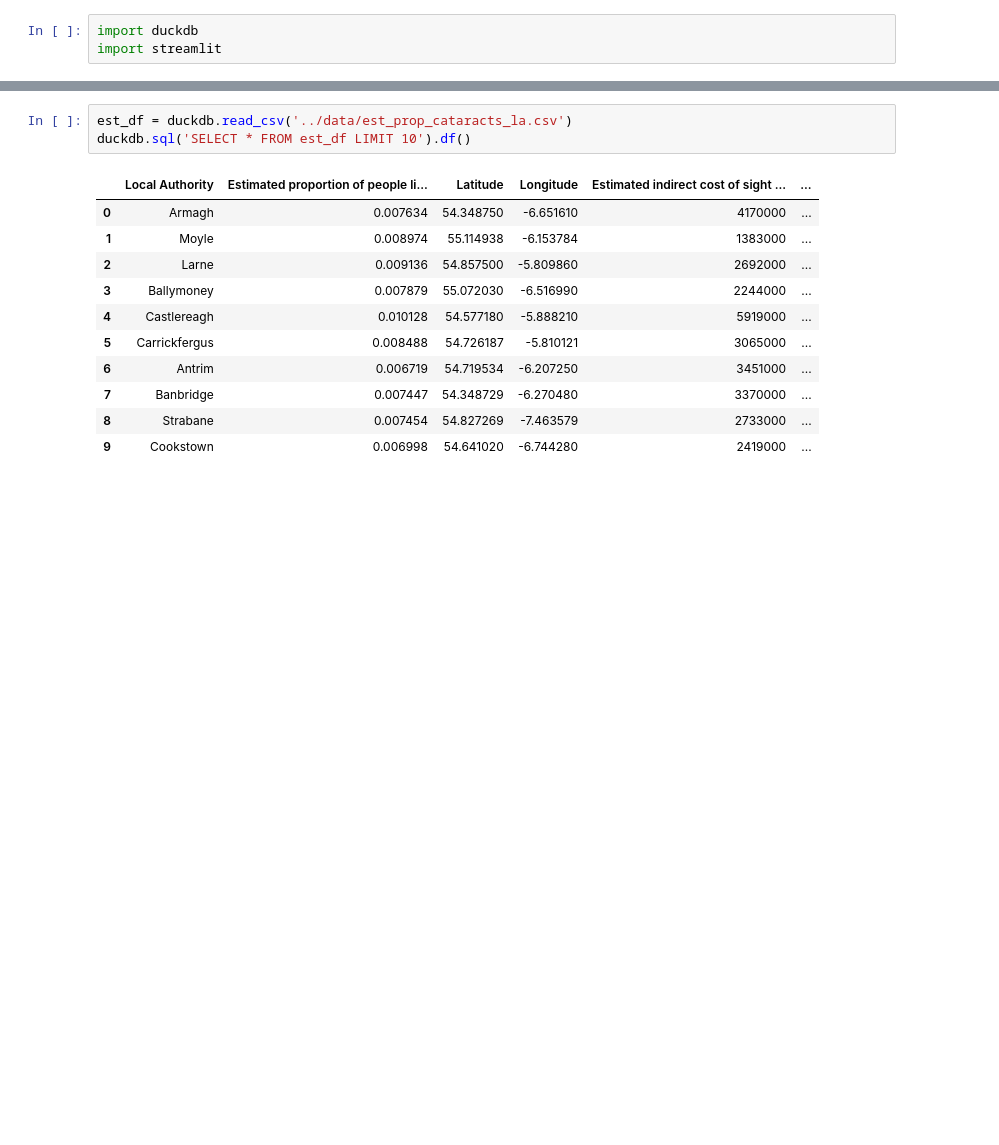
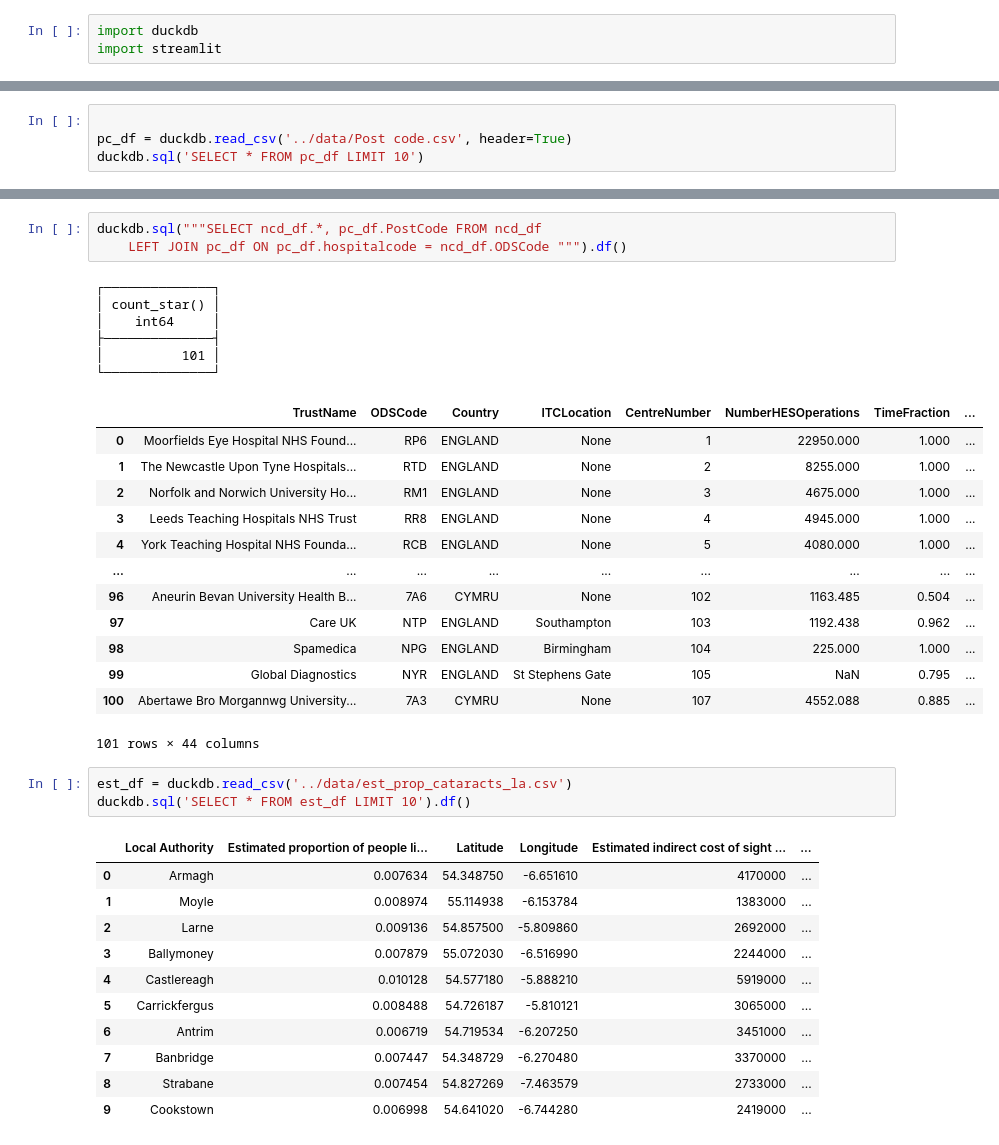
Before and after one commit to EdHodgkinson/nhscommissionimpossible, a Jupyter notebook: model/modelling.ipynb, the cells around one changed output, grey strips where cells are left out. Drawn from its saved outputs; the diff is of its cells as text; blank space fills up the shorter version.

Commit message:
added example duckdb join

```diff
--- a/model/modelling.ipynb
+++ b/model/modelling.ipynb
@@ -22,3 +22,7 @@ duckdb.sql('SELECT * FROM ncd_df LIMIT 10')
 ├──────────────────────┴─────────┴─────────┴───┴──────────────────────┴──────────────────────┴────────────────────┤
 │ 10 rows                                                                                    43 columns (6 shown) │
 └─────────────────────────────────────────────────────────────────────────────────────────────────────────────────┘
+# %%
+
+pc_df = duckdb.read_csv('../data/Post code.csv', header=True)
+duckdb.sql('SELECT * FROM pc_df LIMIT 10')
@@ -25,3 +47,26 @@ duckdb.sql('SELECT * FROM ncd_df LIMIT 10')
+# %%
+duckdb.sql("""SELECT ncd_df.*, pc_df.PostCode FROM ncd_df
+    LEFT JOIN pc_df ON pc_df.hospitalcode = ncd_df.ODSCode """).df()
+# %% [output]
+┌──────────────┐
+│ count_star() │
+│    int64     │
+├──────────────┤
+│          101 │
+└──────────────┘
+|  | TrustName | ODSCode | Country | ITCLocation | CentreNumber | NumberHESOperations | TimeFraction | ... |
+| 0 | Moorfields Eye Hospital NHS Found... | RP6 | ENGLAND | None | 1 | 22950.000 | 1.000 | ... |
+| 1 | The Newcastle Upon Tyne Hospitals... | RTD | ENGLAND | None | 2 | 8255.000 | 1.000 | ... |
+| 2 | Norfolk and Norwich University Ho... | RM1 | ENGLAND | None | 3 | 4675.000 | 1.000 | ... |
+| 3 | Leeds Teaching Hospitals NHS Trust | RR8 | ENGLAND | None | 4 | 4945.000 | 1.000 | ... |
+| 4 | York Teaching Hospital NHS Founda... | RCB | ENGLAND | None | 5 | 4080.000 | 1.000 | ... |
+| ... | ... | ... | ... | ... | ... | ... | ... | ... |
+| 96 | Aneurin Bevan University Health B... | 7A6 | CYMRU | None | 102 | 1163.485 | 0.504 | ... |
+| 97 | Care UK | NTP | ENGLAND | Southampton | 103 | 1192.438 | 0.962 | ... |
+| 98 | Spamedica | NPG | ENGLAND | Birmingham | 104 | 225.000 | 1.000 | ... |
+| 99 | Global Diagnostics | NYR | ENGLAND | St Stephens Gate | 105 | NaN | 0.795 | ... |
+| 100 | Abertawe Bro Morgannwg University... | 7A3 | CYMRU | None | 107 | 4552.088 | 0.885 | ... |
+101 rows × 44 columns
 # %%
 est_df = duckdb.read_csv('../data/est_prop_cataracts_la.csv')
 duckdb.sql('SELECT * FROM est_df LIMIT 10').df()
```
Also changed, not shown: parts of 1 cell of this notebook, 1 other file.
